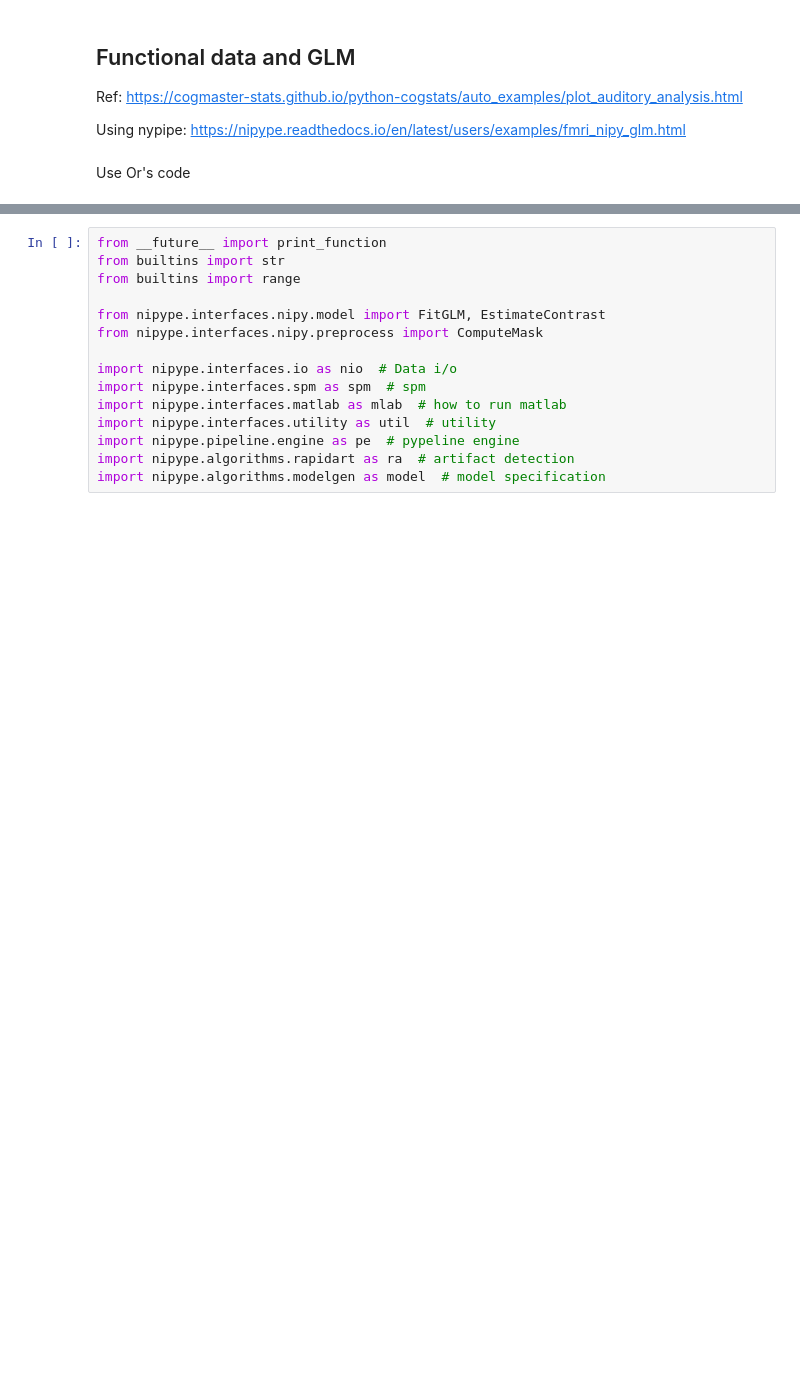
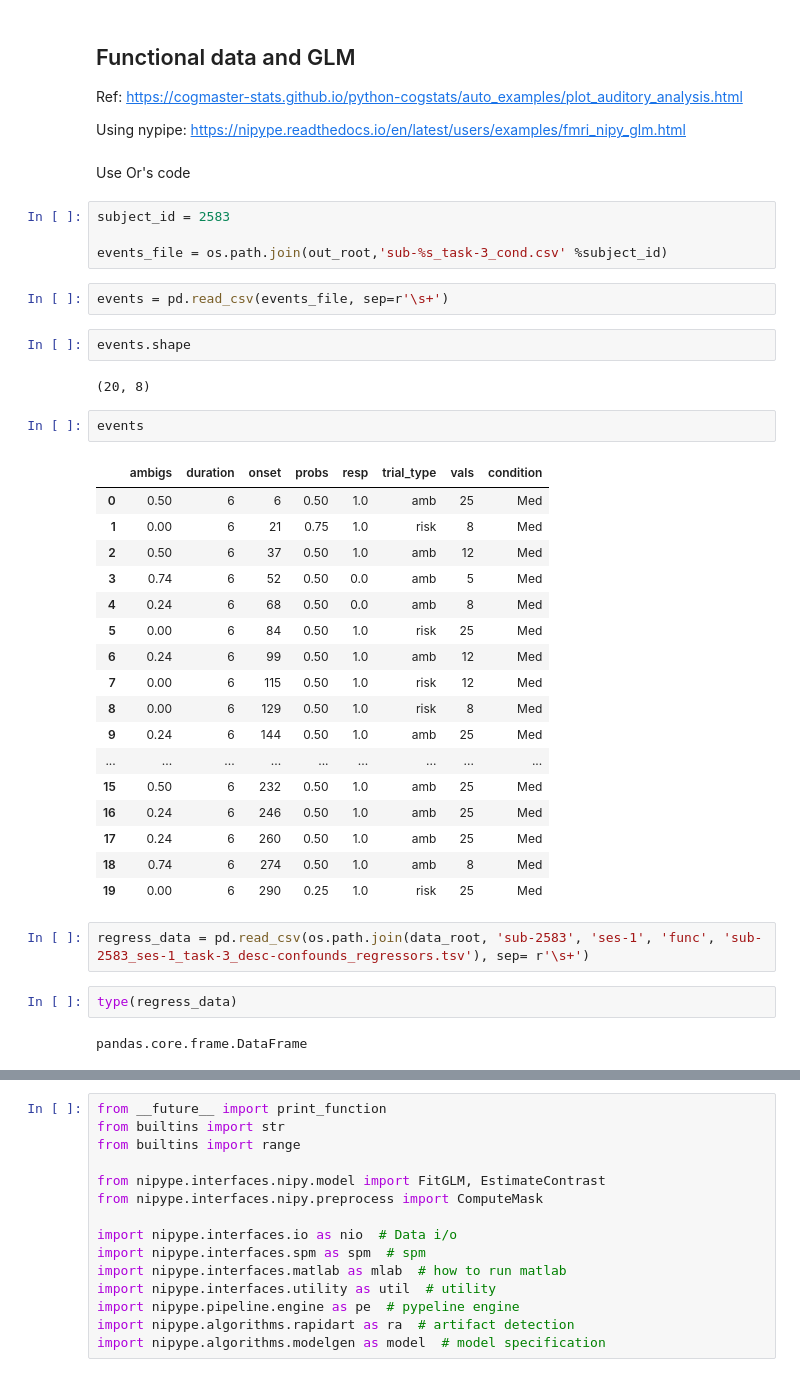
Before and after one commit to ruonanjia/mdm_imaging_analysis, a Jupyter notebook: mdm_imaging_glm.ipynb, the cells around one changed output, grey strips where cells are left out. Saved outputs shown, nothing was run; the diff lists cells and outputs as text; blank space fills up the shorter version.

```diff
--- a/mdm_imaging_glm.ipynb
+++ b/mdm_imaging_glm.ipynb
@@ -498,3 +498,39 @@ Ref: https://cogmaster-stats.github.io/python-cogstats/auto_examples/plot_audito
 Using nypipe: https://nipype.readthedocs.io/en/latest/users/examples/fmri_nipy_glm.html
 # %% [markdown]
 Use Or's code
+# %%
+subject_id = 2583
+
+events_file = os.path.join(out_root,'sub-%s_task-3_cond.csv' %subject_id)
+# %%
+events = pd.read_csv(events_file, sep=r'\s+')
+# %%
+events.shape
+# %% [output]
+(20, 8)
+# %%
+events
+# %% [output]
+|  | ambigs | duration | onset | probs | resp | trial_type | vals | condition |
+| 0 | 0.50 | 6 | 6 | 0.50 | 1.0 | amb | 25 | Med |
+| 1 | 0.00 | 6 | 21 | 0.75 | 1.0 | risk | 8 | Med |
+| 2 | 0.50 | 6 | 37 | 0.50 | 1.0 | amb | 12 | Med |
+| 3 | 0.74 | 6 | 52 | 0.50 | 0.0 | amb | 5 | Med |
+| 4 | 0.24 | 6 | 68 | 0.50 | 0.0 | amb | 8 | Med |
+| 5 | 0.00 | 6 | 84 | 0.50 | 1.0 | risk | 25 | Med |
+| 6 | 0.24 | 6 | 99 | 0.50 | 1.0 | amb | 12 | Med |
+| 7 | 0.00 | 6 | 115 | 0.50 | 1.0 | risk | 12 | Med |
+| 8 | 0.00 | 6 | 129 | 0.50 | 1.0 | risk | 8 | Med |
+| 9 | 0.24 | 6 | 144 | 0.50 | 1.0 | amb | 25 | Med |
+| ... | ... | ... | ... | ... | ... | ... | ... | ... |
+| 15 | 0.50 | 6 | 232 | 0.50 | 1.0 | amb | 25 | Med |
+| 16 | 0.24 | 6 | 246 | 0.50 | 1.0 | amb | 25 | Med |
+| 17 | 0.24 | 6 | 260 | 0.50 | 1.0 | amb | 25 | Med |
+| 18 | 0.74 | 6 | 274 | 0.50 | 1.0 | amb | 8 | Med |
+| 19 | 0.00 | 6 | 290 | 0.25 | 1.0 | risk | 25 | Med |
+# %%
+regress_data = pd.read_csv(os.path.join(data_root, 'sub-2583', 'ses-1', 'func', 'sub-2583_ses-1_task-3_desc-confounds_regressors.tsv'), sep= r'\s+')
+# %%
+type(regress_data)
+# %% [output]
+pandas.core.frame.DataFrame
```
Also changed, not shown: parts of 25 cells of this notebook.
